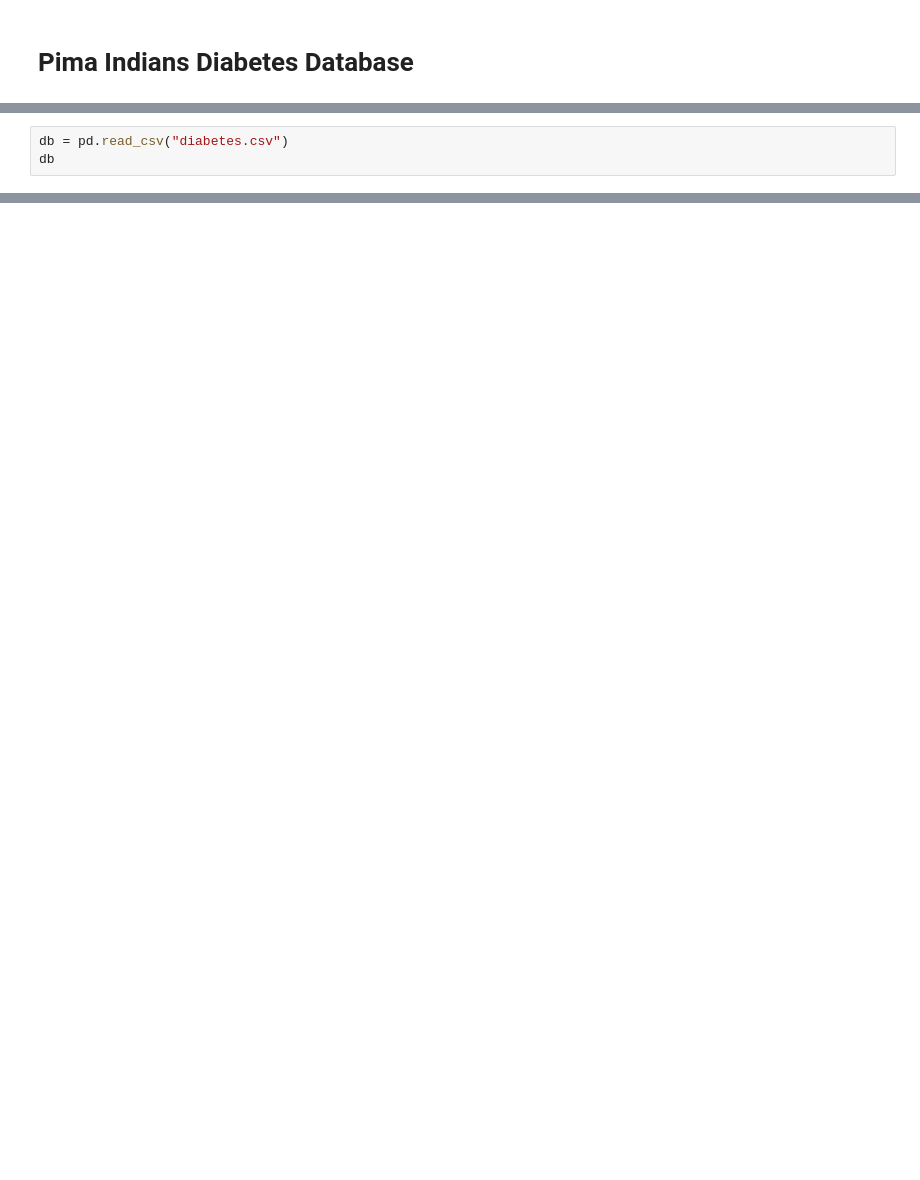
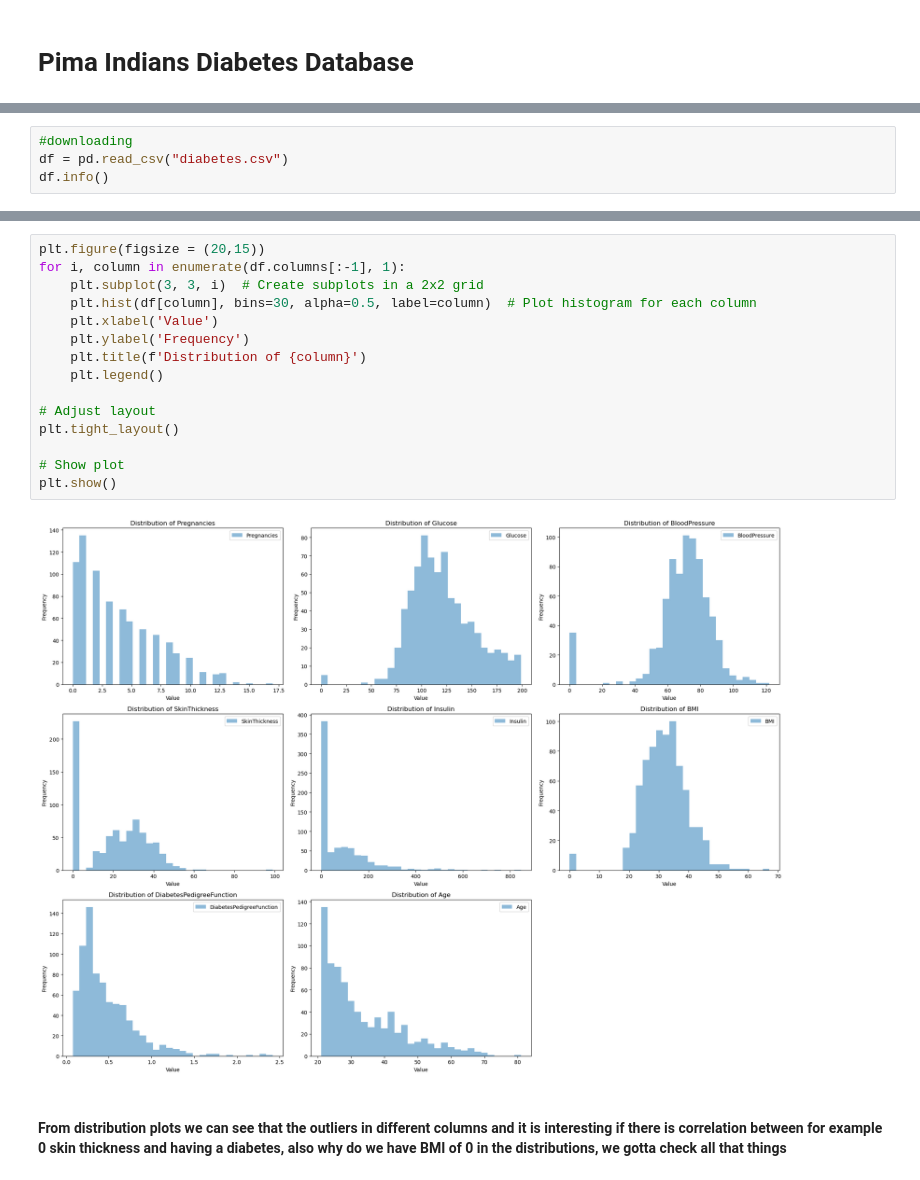
Before and after one commit to sultanbeishenkulov/Pima-Diabetes-Prediction, a Jupyter notebook: diabetes_predictions.ipynb, the cells around one changed output, grey strips where cells are left out. Drawn from its saved outputs; the diff is of its cells as text; blank space fills up the shorter version.

```diff
--- a/diabetes_predictions.ipynb
+++ b/diabetes_predictions.ipynb
@@ -7,4 +9,5 @@ import pandas as pd
 # %%
-db = pd.read_csv("diabetes.csv")
-db
+#downloading
+df = pd.read_csv("diabetes.csv")
+df.info()
 # %% [output]
@@ -23,0 +69,19 @@ db
+# %%
+plt.figure(figsize = (20,15))
+for i, column in enumerate(df.columns[:-1], 1):
+    plt.subplot(3, 3, i)  # Create subplots in a 2x2 grid
+    plt.hist(df[column], bins=30, alpha=0.5, label=column)  # Plot histogram for each column
+    plt.xlabel('Value')
+    plt.ylabel('Frequency')
+    plt.title(f'Distribution of {column}')
+    plt.legend()
+
+# Adjust layout
+plt.tight_layout()
+
+# Show plot
+plt.show()
+# %% [output]
+[figure, added]
+# %% [markdown]
+#### From distribution plots we can see that the outliers in different columns and it is interesting if there is correlation between for example 0 skin thickness and having a diabetes, also why do we have BMI of 0 in the distributions, we gotta check all that things
```
Also changed, not shown: parts of 18 cells of this notebook, 3 other files.
